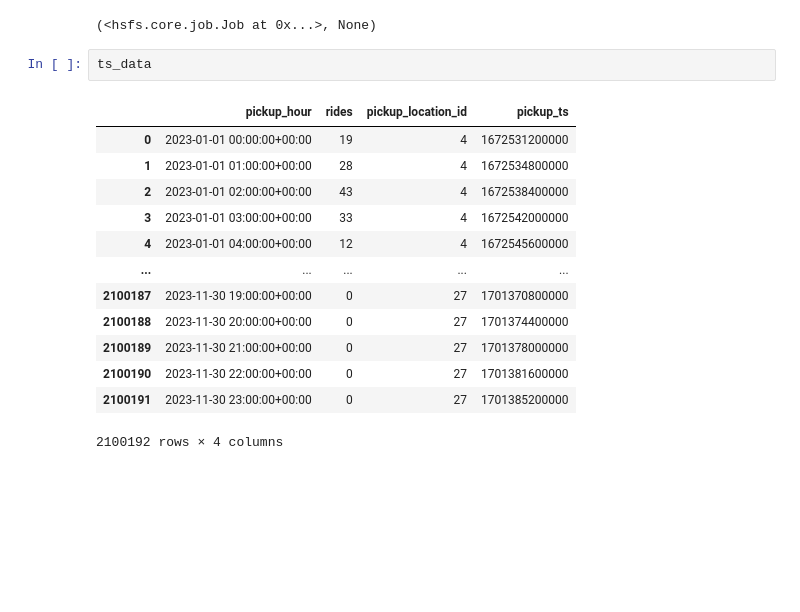
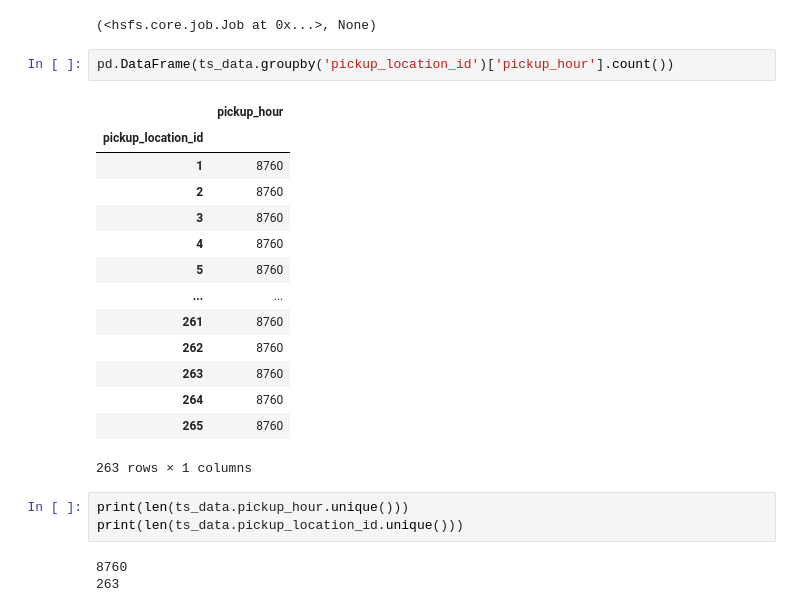
Before and after one commit to linmichael123/taxi_demand_predictor_ml2, a Jupyter notebook: notebooks/11_backfill_feature_store.ipynb, the cells around one changed output. Cells and saved outputs as stored; diff of their text form; blank space fills up the shorter version.

```diff
--- a/notebooks/11_backfill_feature_store.ipynb
+++ b/notebooks/11_backfill_feature_store.ipynb
@@ -123,19 +136,26 @@ Launching job: time_series_hourly_feature_group_2_offline_fg_materialization
 Job started successfully, you can follow the progress at
 https://c.app.hopsworks.ai/p/423065/jobs/named/time_series_hourly_feature_group_2_offline_fg_materialization/executions
 (<hsfs.core.job.Job at 0x...>, None)
-# %%
-ts_data
-# %% [output]
-|  | pickup_hour | rides | pickup_location_id | pickup_ts |
-| 0 | 2023-01-01 00:00:00+00:00 | 19 | 4 | 1672531200000 |
-| 1 | 2023-01-01 01:00:00+00:00 | 28 | 4 | 1672534800000 |
-| 2 | 2023-01-01 02:00:00+00:00 | 43 | 4 | 1672538400000 |
-| 3 | 2023-01-01 03:00:00+00:00 | 33 | 4 | 1672542000000 |
-| 4 | 2023-01-01 04:00:00+00:00 | 12 | 4 | 1672545600000 |
-| ... | ... | ... | ... | ... |
-| 2100187 | 2023-11-30 19:00:00+00:00 | 0 | 27 | 1701370800000 |
-| 2100188 | 2023-11-30 20:00:00+00:00 | 0 | 27 | 1701374400000 |
-| 2100189 | 2023-11-30 21:00:00+00:00 | 0 | 27 | 1701378000000 |
-| 2100190 | 2023-11-30 22:00:00+00:00 | 0 | 27 | 1701381600000 |
-| 2100191 | 2023-11-30 23:00:00+00:00 | 0 | 27 | 1701385200000 |
-2100192 rows × 4 columns
+# %%
+pd.DataFrame(ts_data.groupby('pickup_location_id')['pickup_hour'].count())
+# %% [output]
+|  | pickup_hour |
+| pickup_location_id |  |
+| 1 | 8760 |
+| 2 | 8760 |
+| 3 | 8760 |
+| 4 | 8760 |
+| 5 | 8760 |
+| ... | ... |
+| 261 | 8760 |
+| 262 | 8760 |
+| 263 | 8760 |
+| 264 | 8760 |
+| 265 | 8760 |
+263 rows × 1 columns
+# %%
+print(len(ts_data.pickup_hour.unique()))
+print(len(ts_data.pickup_location_id.unique()))
+# %% [output]
+8760
+263
```
Also changed, not shown: parts of 7 cells of this notebook, 3 other files.
